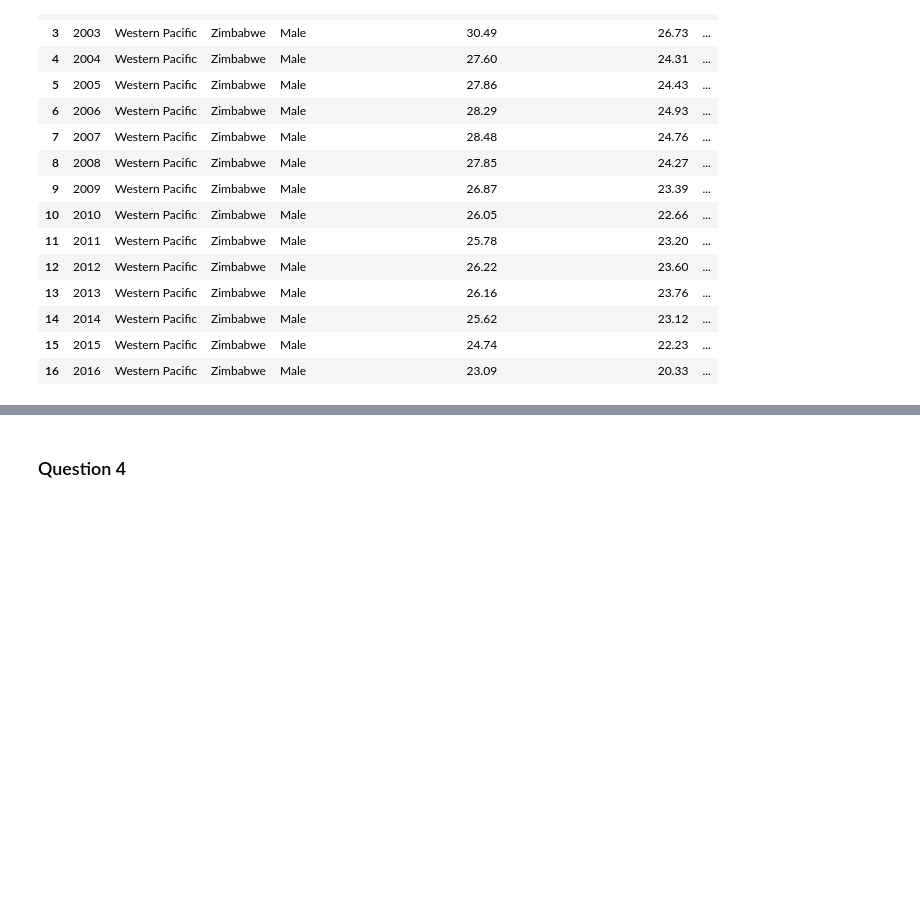
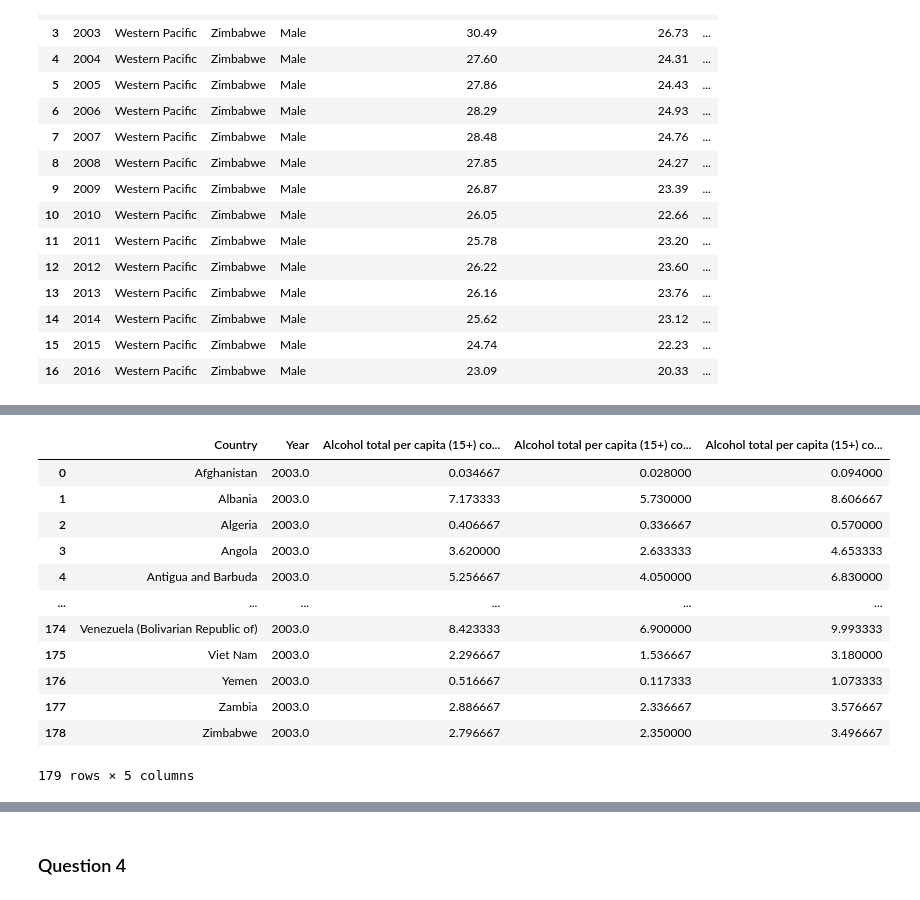
Before and after one commit to akirato0223/CS216_Project, a Jupyter notebook: Project Prototype/ProjectPrototypeAkira.ipynb, the cells around one changed output, grey strips where cells are left out. Saved outputs shown, nothing was run; the diff lists cells and outputs as text; code cells hidden in the pictures; blank space fills up the shorter version.

```diff
--- a/Project Prototype/ProjectPrototypeAkira.ipynb
+++ b/Project Prototype/ProjectPrototypeAkira.ipynb
@@ -167,0 +195,16 @@ YearAlcoholMax
+# %%
+alcdata_2003
+# %% [output]
+|  | Country | Year | Alcohol total per capita (15+) co... | Alcohol total per capita (15+) co... | Alcohol total per capita (15+) co... |
+| 0 | Afghanistan | 2003.0 | 0.034667 | 0.028000 | 0.094000 |
+| 1 | Albania | 2003.0 | 7.173333 | 5.730000 | 8.606667 |
+| 2 | Algeria | 2003.0 | 0.406667 | 0.336667 | 0.570000 |
+| 3 | Angola | 2003.0 | 3.620000 | 2.633333 | 4.653333 |
+| 4 | Antigua and Barbuda | 2003.0 | 5.256667 | 4.050000 | 6.830000 |
+| ... | ... | ... | ... | ... | ... |
+| 174 | Venezuela (Bolivarian Republic of) | 2003.0 | 8.423333 | 6.900000 | 9.993333 |
+| 175 | Viet Nam | 2003.0 | 2.296667 | 1.536667 | 3.180000 |
+| 176 | Yemen | 2003.0 | 0.516667 | 0.117333 | 1.073333 |
+| 177 | Zambia | 2003.0 | 2.886667 | 2.336667 | 3.576667 |
+| 178 | Zimbabwe | 2003.0 | 2.796667 | 2.350000 | 3.496667 |
+179 rows × 5 columns
```
Also changed, not shown: parts of 3 cells of this notebook.
